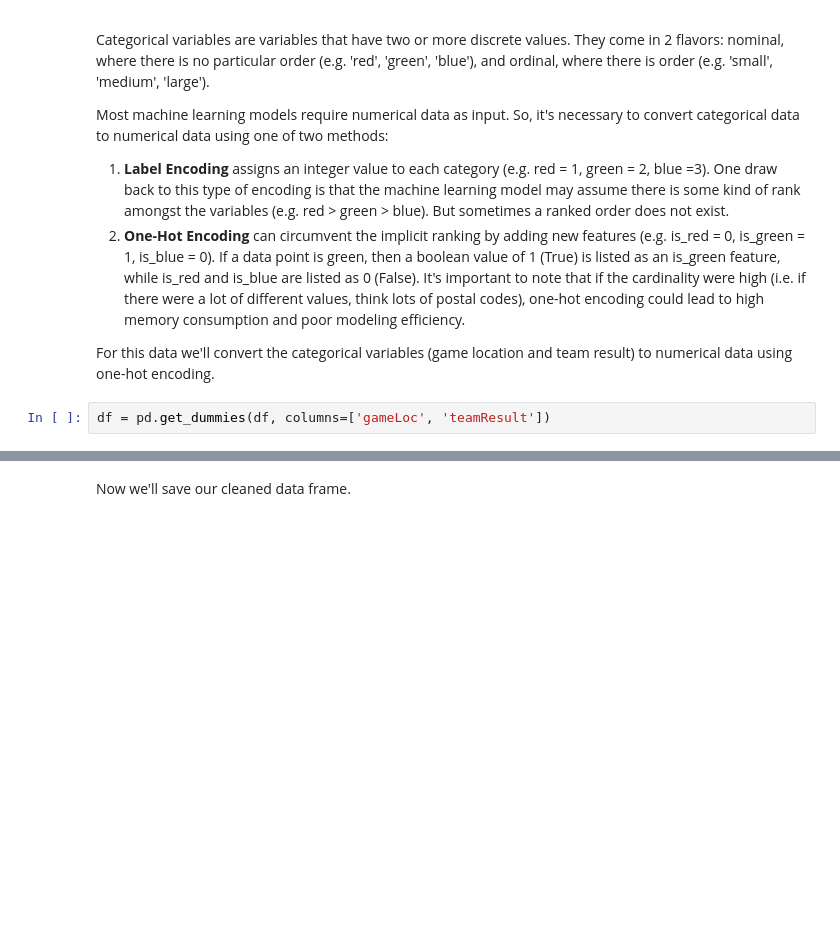
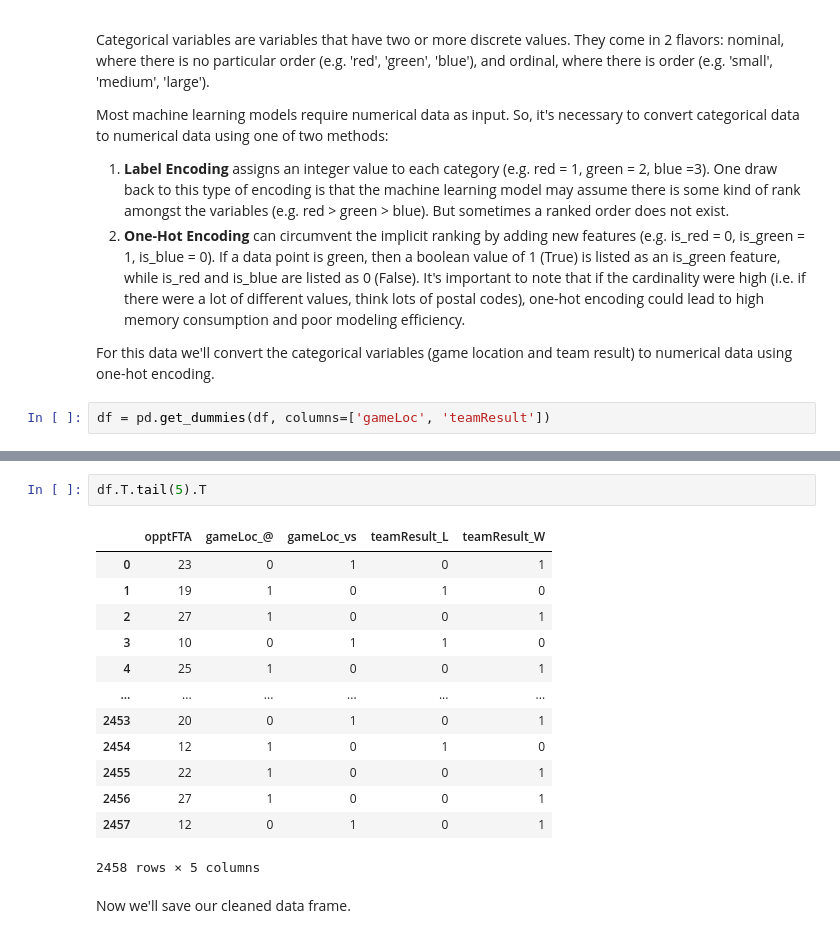
Before and after one commit to myrastone0/Oliver-s-Four-Factors-of-Basketball, a Jupyter notebook: nbs/nbaDataCleaning.ipynb, the cells around one changed output, grey strips where cells are left out. Saved outputs shown, nothing was run; the diff lists cells and outputs as text; blank space fills up the shorter version.

```diff
--- a/nbs/nbaDataCleaning.ipynb
+++ b/nbs/nbaDataCleaning.ipynb
@@ -191,3 +175,19 @@ df
+# %%
+df.T.tail(5).T
+# %% [output]
+|  | opptFTA | gameLoc_@ | gameLoc_vs | teamResult_L | teamResult_W |
+| 0 | 23 | 0 | 1 | 0 | 1 |
+| 1 | 19 | 1 | 0 | 1 | 0 |
+| 2 | 27 | 1 | 0 | 0 | 1 |
+| 3 | 10 | 0 | 1 | 1 | 0 |
+| 4 | 25 | 1 | 0 | 0 | 1 |
+| ... | ... | ... | ... | ... | ... |
+| 2453 | 20 | 0 | 1 | 0 | 1 |
+| 2454 | 12 | 1 | 0 | 1 | 0 |
+| 2455 | 22 | 1 | 0 | 0 | 1 |
+| 2456 | 27 | 1 | 0 | 0 | 1 |
+| 2457 | 12 | 0 | 1 | 0 | 1 |
+2458 rows × 5 columns
 # %% [markdown]
 Now we'll save our cleaned data frame.
 # %%
```
Also changed, not shown: parts of 2 cells of this notebook.
